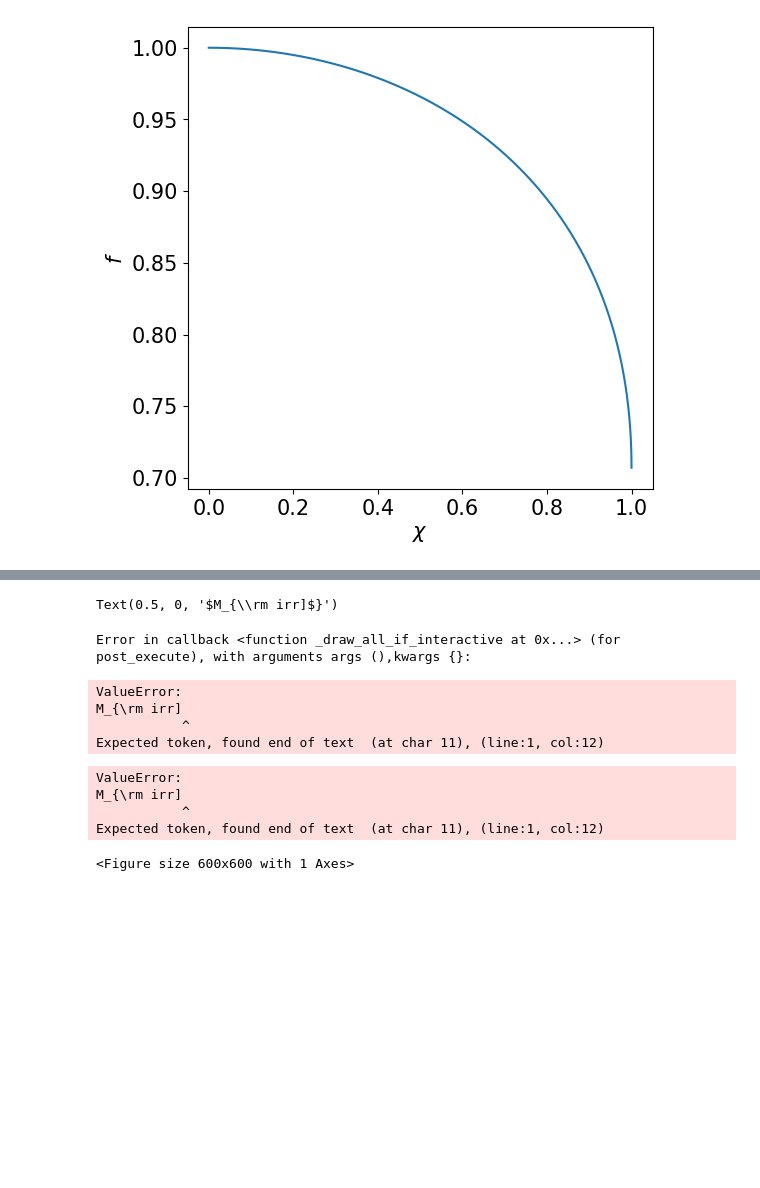
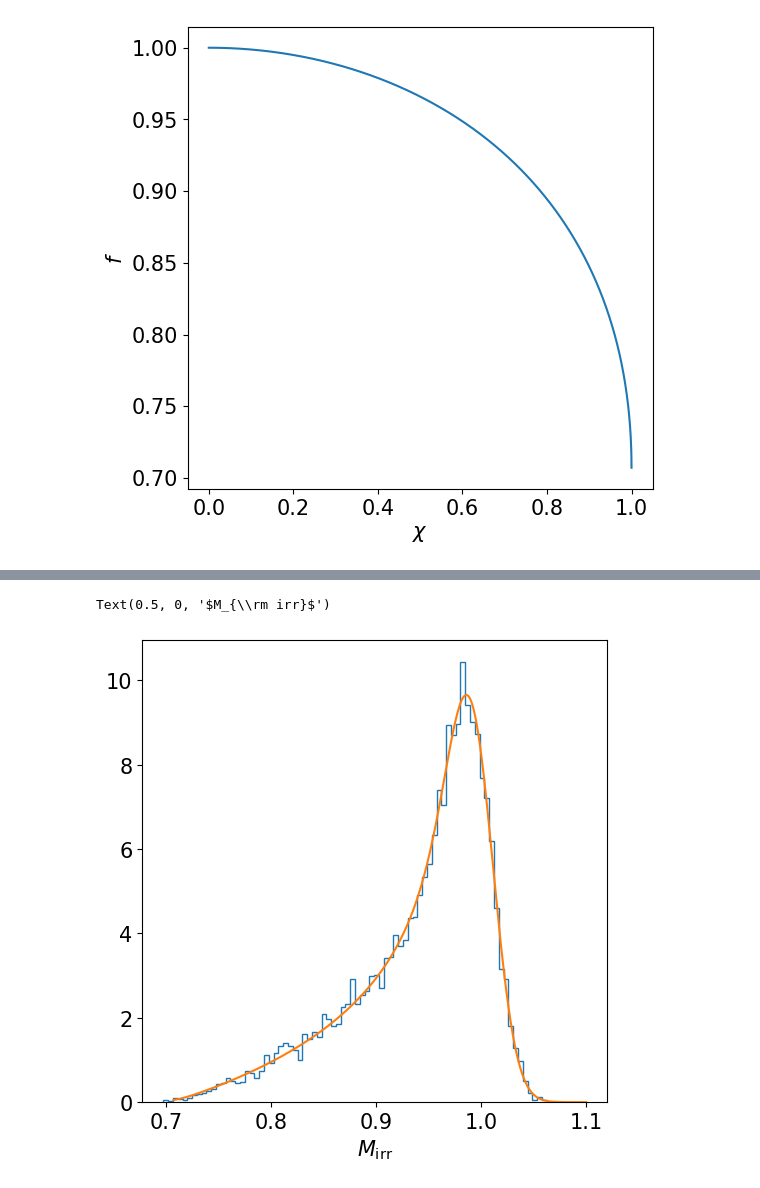
Before and after one commit to costanzamariasala/ilovegit, a Jupyter notebook: lec7_hissolution.ipynb, the cells around one changed output, grey strips where cells are left out. Saved outputs shown, nothing was run; the diff lists cells and outputs as text; code cells hidden in the pictures; blank space fills up the shorter version.

```diff
--- a/lec7_hissolution.ipynb
+++ b/lec7_hissolution.ipynb
@@ -61,24 +61,15 @@ m = littlef(chi)
 # %%
 plt.hist(M*m, density=True,histtype='step', bins=80);
 
 x = np.linspace(1/np.sqrt(2), 1+5*scale,N)
 
 def integrand(f,x):
-    return((2/np.pi)**0.5 / scale ) * np.exp(-(x/f -1)**2 /(2*scale**2))
+    return((2/np.pi)**0.5 / scale ) * np.exp(-(x/f -1)**2 /(2*scale**2)) * (2*f**2-1)/(1 - f**2)**0.5/f
 
-Mirr = [scipy.integrate.quad(lambda f:integrand(f,xt), 1/2**0.5,1)[0] for xt in tqdm(x)]
+Mirr = [scipy.integrate.quad(lambda f: integrand(f,xt), 1/2**0.5,1)[0] for xt in tqdm(x)]
 
 plt.plot(x,Mirr)
-plt.xlabel('$M_{\\rm irr]$}')
+plt.xlabel('$M_{\\rm irr}$')
 # %% [output]
-Text(0.5, 0, '$M_{\\rm irr]$}')
+Text(0.5, 0, '$M_{\\rm irr}$')
-Error in callback <function _draw_all_if_interactive at 0x...> (for post_execute), with arguments args (),kwargs {}:
-ValueError:
-M_{\rm irr]
-           ^
-Expected token, found end of text  (at char 11), (line:1, col:12)
-ValueError:
-M_{\rm irr]
-           ^
-Expected token, found end of text  (at char 11), (line:1, col:12)
-<Figure size 600x600 with 1 Axes>
+[figure, added]
```
Also changed, not shown: parts of 11 cells of this notebook.
